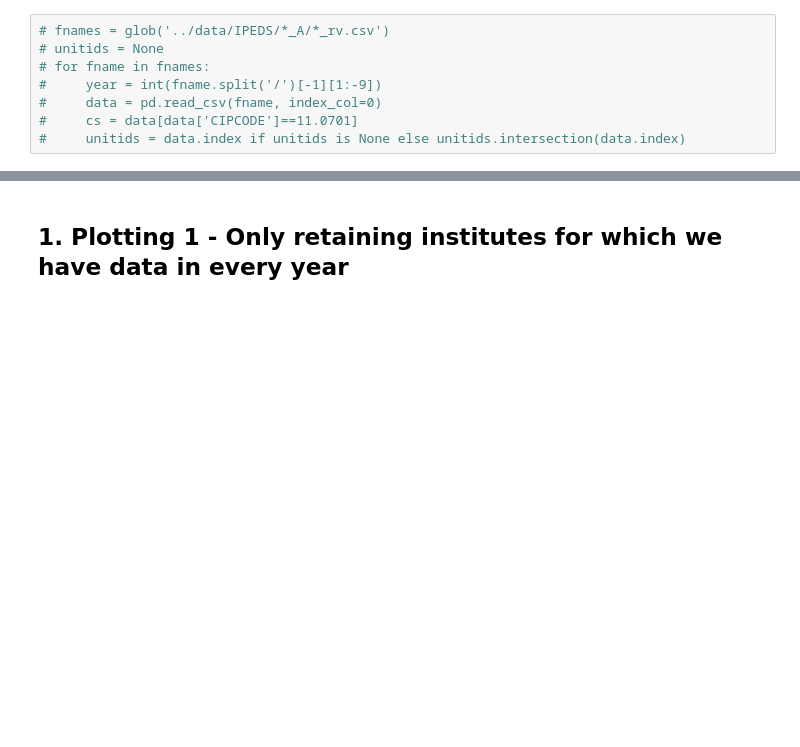
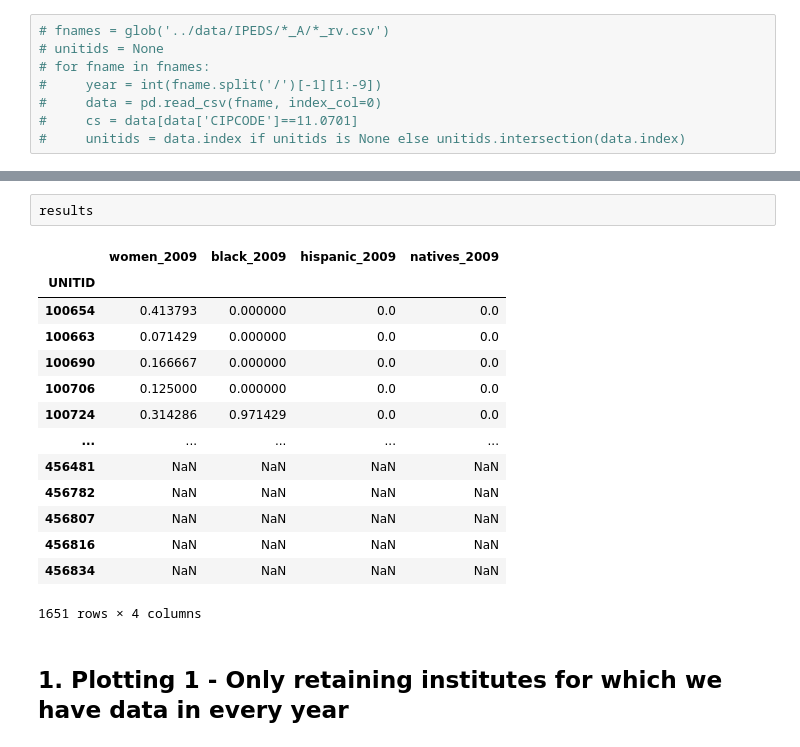
Before and after one commit to jmasontaylor/Education, a Jupyter notebook: src/Diversity in CS at Liberal Arts vs. Research Unis.ipynb, the cells around one changed output, grey strips where cells are left out. Saved outputs shown, nothing was run; the diff lists cells and outputs as text; blank space fills up the shorter version.

```diff
--- a/src/Diversity in CS at Liberal Arts vs. Research Unis.ipynb
+++ b/src/Diversity in CS at Liberal Arts vs. Research Unis.ipynb
@@ -136,6 +208,23 @@ for i, fname in enumerate(fnames):
 18/21 - ../data/IPEDS/c2020_a.csv
 19/21 - ../data/IPEDS/c2003_a.csv
 20/21 - ../data/IPEDS/c2001_a.csv
+# %%
+results
+# %% [output]
+|  | women_2009 | black_2009 | hispanic_2009 | natives_2009 |
+| UNITID |  |  |  |  |
+| 100654 | 0.413793 | 0.000000 | 0.0 | 0.0 |
+| 100663 | 0.071429 | 0.000000 | 0.0 | 0.0 |
+| 100690 | 0.166667 | 0.000000 | 0.0 | 0.0 |
+| 100706 | 0.125000 | 0.000000 | 0.0 | 0.0 |
+| 100724 | 0.314286 | 0.971429 | 0.0 | 0.0 |
+| ... | ... | ... | ... | ... |
+| 456481 | NaN | NaN | NaN | NaN |
+| 456782 | NaN | NaN | NaN | NaN |
+| 456807 | NaN | NaN | NaN | NaN |
+| 456816 | NaN | NaN | NaN | NaN |
+| 456834 | NaN | NaN | NaN | NaN |
+1651 rows × 4 columns
 # %% [markdown]
 ## 1. Plotting 1 - Only retaining institutes for which we have data in every year
 # %%
```
Also changed, not shown: parts of 10 cells of this notebook, 1 other file.
